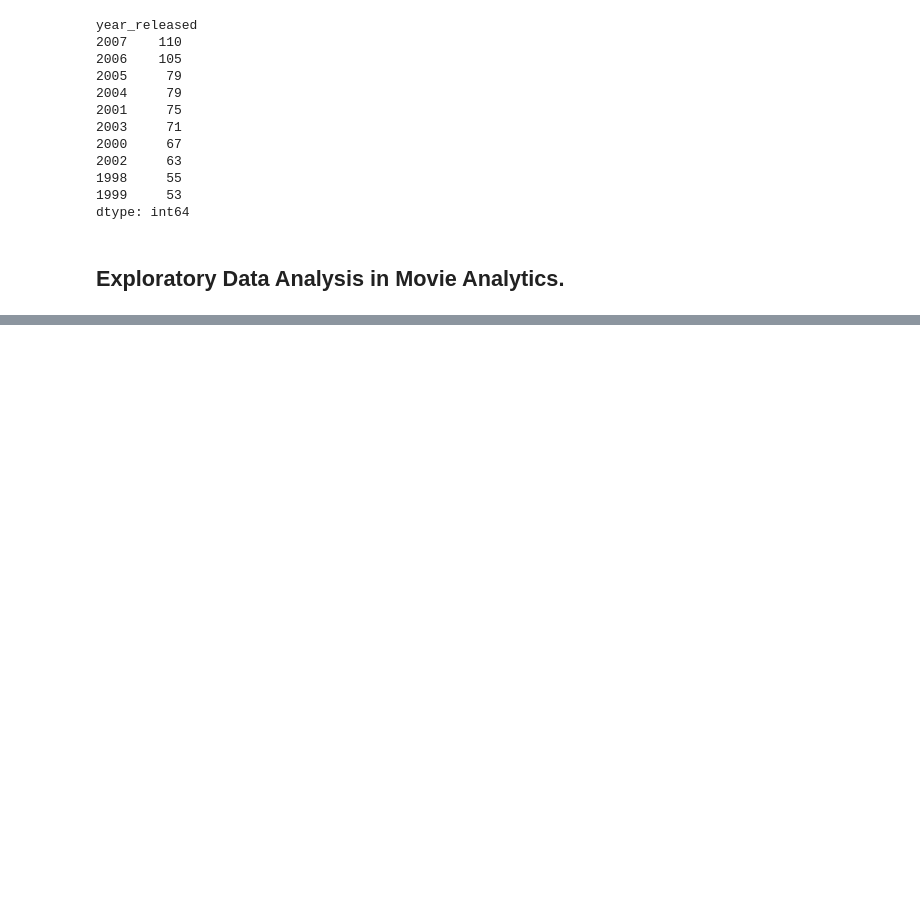
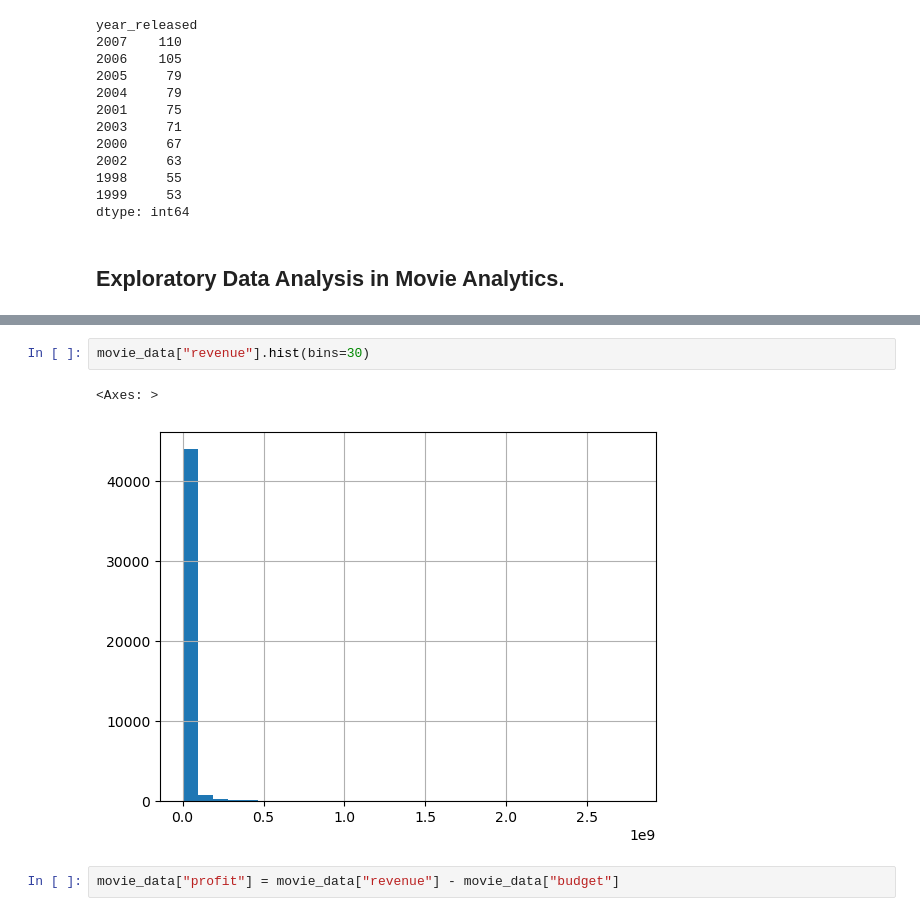
Before and after one commit to TurmaeUrsorum/Data_Science, a Jupyter notebook: 14. Project: Exploratory Data Analysis in Movie Analytics/EDA_Movie.ipynb, the cells around one changed output, grey strips where cells are left out. Drawn from its saved outputs; the diff is of its cells as text; blank space fills up the shorter version.

```diff
--- a/14. Project: Exploratory Data Analysis in Movie Analytics/EDA_Movie.ipynb
+++ b/14. Project: Exploratory Data Analysis in Movie Analytics/EDA_Movie.ipynb
@@ -679,0 +685,7 @@ dtype: int64
+# %%
+movie_data["revenue"].hist(bins=30)
+# %% [output]
+<Axes: >
+[figure, added]
+# %%
+movie_data["profit"] = movie_data["revenue"] - movie_data["budget"]
```
Also changed, not shown: parts of 29 cells of this notebook.
